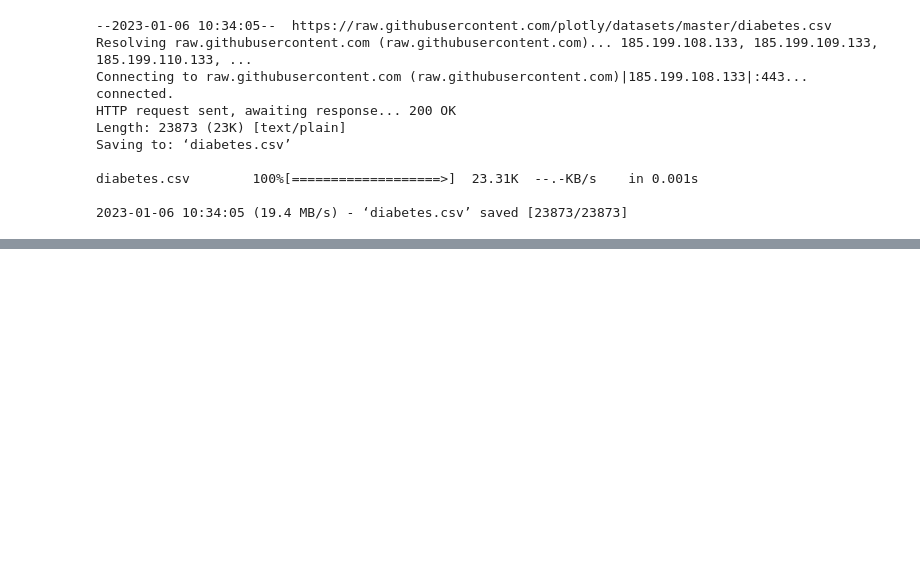
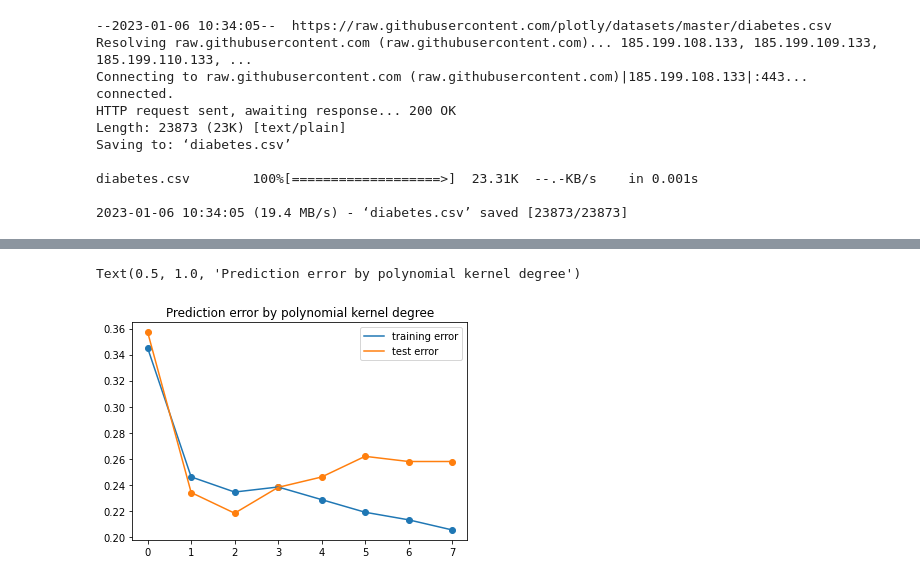
Before and after one commit to nicholasfurl/Great-Courses, a Jupyter notebook: Lesson09_SVM.ipynb, the cells around one changed output, grey strips where cells are left out. Cells and saved outputs as stored; diff of their text form; code cells hidden in the pictures; blank space fills up the shorter version.

```diff
--- a/Lesson09_SVM.ipynb
+++ b/Lesson09_SVM.ipynb
@@ -28,0 +82,46 @@ diabetes.csv        100%[===================>]  23.31K  --.-KB/s    in 0.001s
+# %%
+#We now will fit 8 different classifier models using a support vector machine,
+#varying the degree of the polynomial from 0 to 7.
+#We then will calculate the training and test error of each model.
+
+from sklearn import svm
+
+#initialise lists to hold errors
+trainerr = []
+testerr = []
+traincorrect = []
+testcorrect = []
+
+#polynomial degrees to loop through
+degrees = [0,1,2,3,4,5,6,7]
+
+for degree in degrees:
+
+  #So easy!
+  clf = svm.SVC(gamma='scale',kernel='poly', degree=degree)
+  clf.fit(traindat, trainlabs)
+
+  #training data accuracy
+  pred = clf.predict(traindat)
+  trainerr += [sum([pred[i] != trainlabs[i] for i in range(len(trainlabs))]) / len(trainlabs)]
+  traincorrect += [sum([pred[i] == trainlabs[i] for i in range(len(trainlabs))]) / len(trainlabs)]
+
+  #test data accuracy
+  pred = clf.predict(testdat)
+  testerr += [sum([pred[i] != testlabs[i] for i in range(len(testlabs))]) / len(testlabs)]
+  testcorrect += [sum([pred[i] == testlabs[i] for i in range(len(testlabs))]) / len(testlabs)]
+# %%
+import matplotlib.pyplot as plt
+
+#So we need scatter to create markers and plot doesn't do them?
+
+plt.scatter(degrees, trainerr)
+plt.plot(degrees, trainerr, label='training error')
+plt.scatter(degrees, testerr)
+plt.plot(degrees, testerr, label='test error')
+plt.legend()
+plt.title('Prediction error by polynomial kernel degree')
+#plt.show() #This doesn't seem to do anything
+# %% [output]
+Text(0.5, 1.0, 'Prediction error by polynomial kernel degree')
+[figure, added]
```
Also changed, not shown: parts of 4 cells of this notebook.
